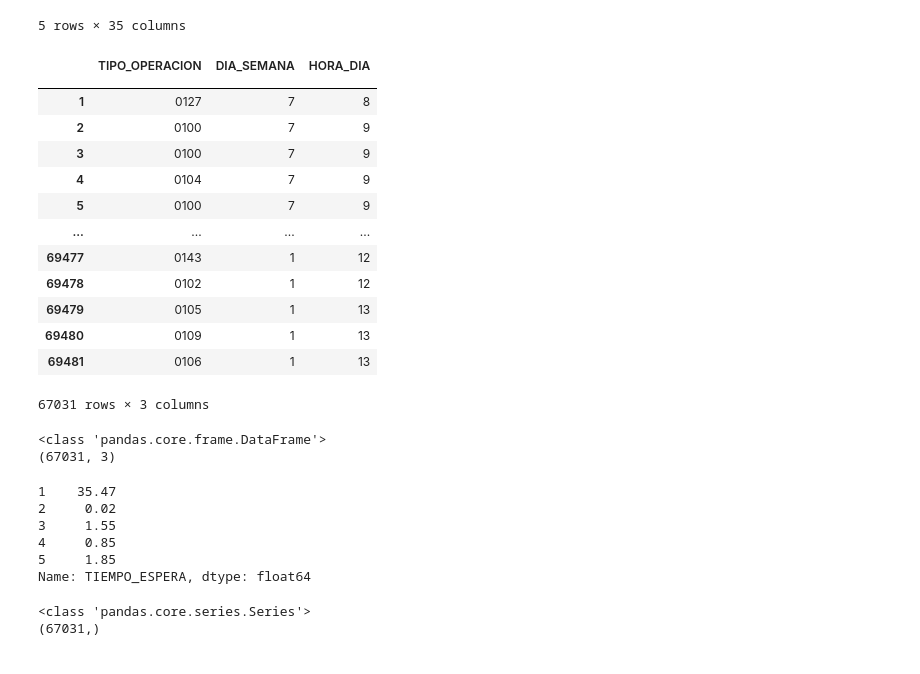
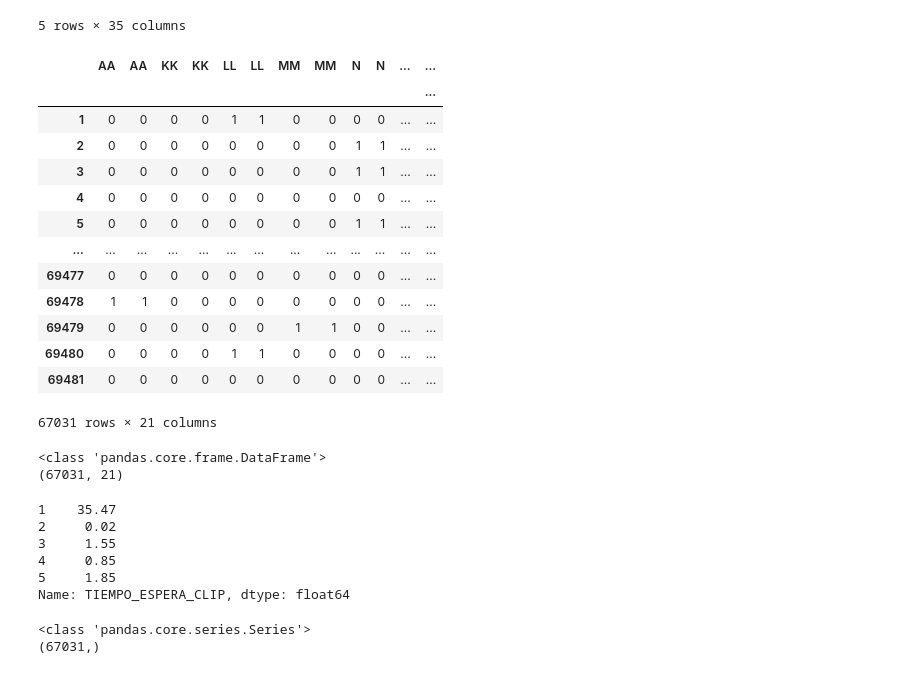
Before and after one commit to jtsoya539/fpuna-cdpython, a Jupyter notebook: modulo5/ReporteFinal.ipynb, the cells around one changed output. Drawn from its saved outputs; the diff is of its cells as text; code cells hidden in the pictures.

```diff
--- a/modulo5/ReporteFinal.ipynb
+++ b/modulo5/ReporteFinal.ipynb
@@ -368,41 +368,38 @@ data.head()
 5 rows × 35 columns
 # %%
 # create a Python list of feature names
-feature_cols = ['TIPO_OPERACION','DIA_SEMANA','HORA_DIA']
+feature_cols = ['AA','KK','LL','MM','N','NN','PP','QQ','RR','DIA_MES','DIA_SEMANA','HORA_DIA']
 
 # use the list to select a subset of the original DataFrame
 X = data[feature_cols]
 
-# equivalent command to do this in one line
-X = data[['TIPO_OPERACION','DIA_SEMANA','HORA_DIA']]
-
-# print the first 5 rows
+# print the first 5 and last 5 rows
 X
 # %% [output]
-|  | TIPO_OPERACION | DIA_SEMANA | HORA_DIA |
-|  |  |  |  |
-| 1 | 0127 | 7 | 8 |
-| 2 | 0100 | 7 | 9 |
-| 3 | 0100 | 7 | 9 |
-| 4 | 0104 | 7 | 9 |
-| 5 | 0100 | 7 | 9 |
-| ... | ... | ... | ... |
-| 69477 | 0143 | 1 | 12 |
-| 69478 | 0102 | 1 | 12 |
-| 69479 | 0105 | 1 | 13 |
-| 69480 | 0109 | 1 | 13 |
-| 69481 | 0106 | 1 | 13 |
+|  | AA | AA | KK | KK | LL | LL | MM | MM | N | N | ... | ... |
+|  |  |  |  |  |  |  |  |  |  |  |  | ... |
+| 1 | 0 | 0 | 0 | 0 | 1 | 1 | 0 | 0 | 0 | 0 | ... | ... |
+| 2 | 0 | 0 | 0 | 0 | 0 | 0 | 0 | 0 | 1 | 1 | ... | ... |
+| 3 | 0 | 0 | 0 | 0 | 0 | 0 | 0 | 0 | 1 | 1 | ... | ... |
+| 4 | 0 | 0 | 0 | 0 | 0 | 0 | 0 | 0 | 0 | 0 | ... | ... |
+| 5 | 0 | 0 | 0 | 0 | 0 | 0 | 0 | 0 | 1 | 1 | ... | ... |
+| ... | ... | ... | ... | ... | ... | ... | ... | ... | ... | ... | ... | ... |
+| 69477 | 0 | 0 | 0 | 0 | 0 | 0 | 0 | 0 | 0 | 0 | ... | ... |
+| 69478 | 1 | 1 | 0 | 0 | 0 | 0 | 0 | 0 | 0 | 0 | ... | ... |
+| 69479 | 0 | 0 | 0 | 0 | 0 | 0 | 1 | 1 | 0 | 0 | ... | ... |
+| 69480 | 0 | 0 | 0 | 0 | 1 | 1 | 0 | 0 | 0 | 0 | ... | ... |
+| 69481 | 0 | 0 | 0 | 0 | 0 | 0 | 0 | 0 | 0 | 0 | ... | ... |
-67031 rows × 3 columns
+67031 rows × 21 columns
 # %%
 # check the type and shape of X
 print(type(X))
 print(X.shape)
 # %% [output]
 <class 'pandas.core.frame.DataFrame'>
-(67031, 3)
+(67031, 21)
 # %%
 # select a Series from the DataFrame
-y = data['TIEMPO_ESPERA']
+y = data['TIEMPO_ESPERA_CLIP']
 
 # equivalent command that works if there are no spaces in the column name
 # y = data.TIEMPOESPERA
@@ -415,7 +412,7 @@ y.head()
 3     1.55
 4     0.85
 5     1.85
-Name: TIEMPO_ESPERA, dtype: float64
+Name: TIEMPO_ESPERA_CLIP, dtype: float64
 # %%
 # check the type and shape of y
 print(type(y))
```
Also changed, not shown: parts of 6 cells of this notebook.
